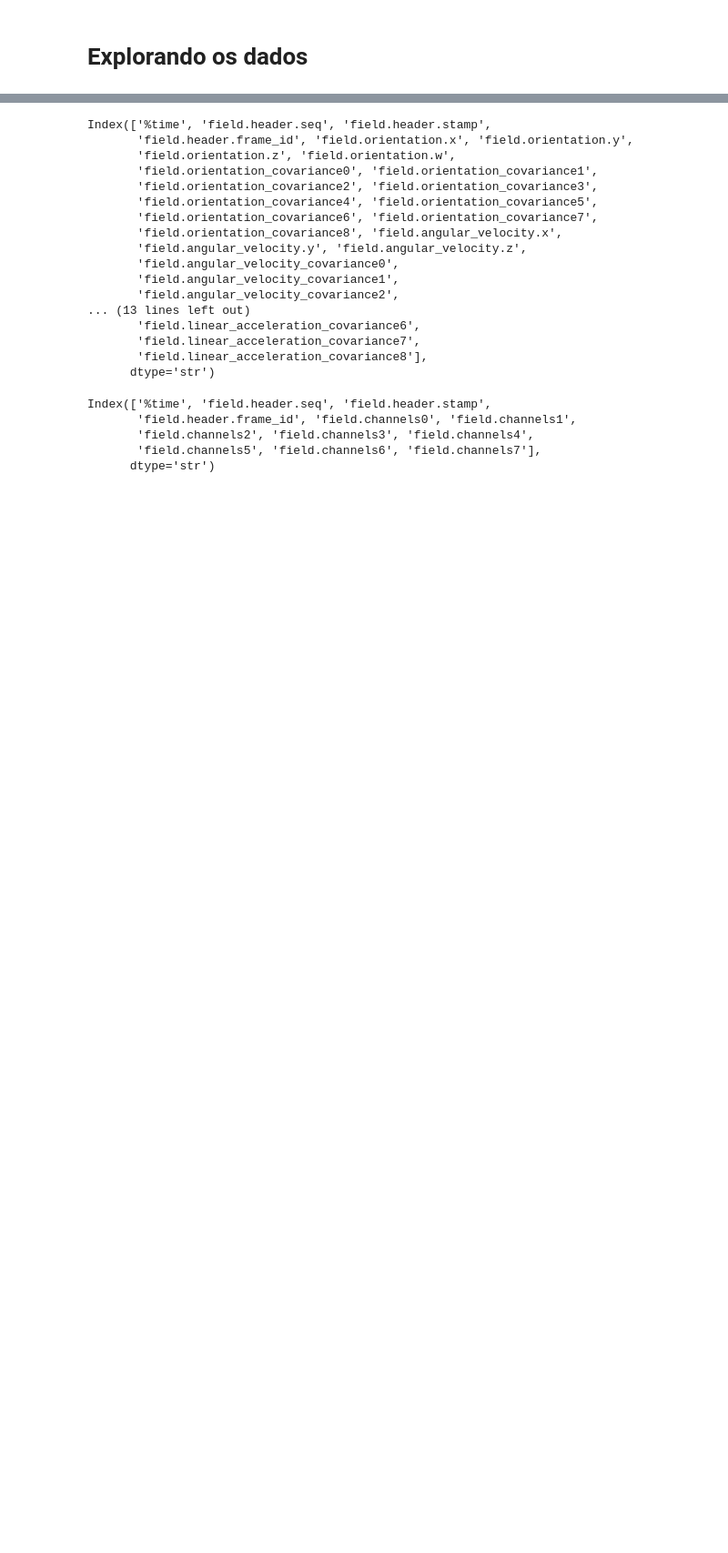
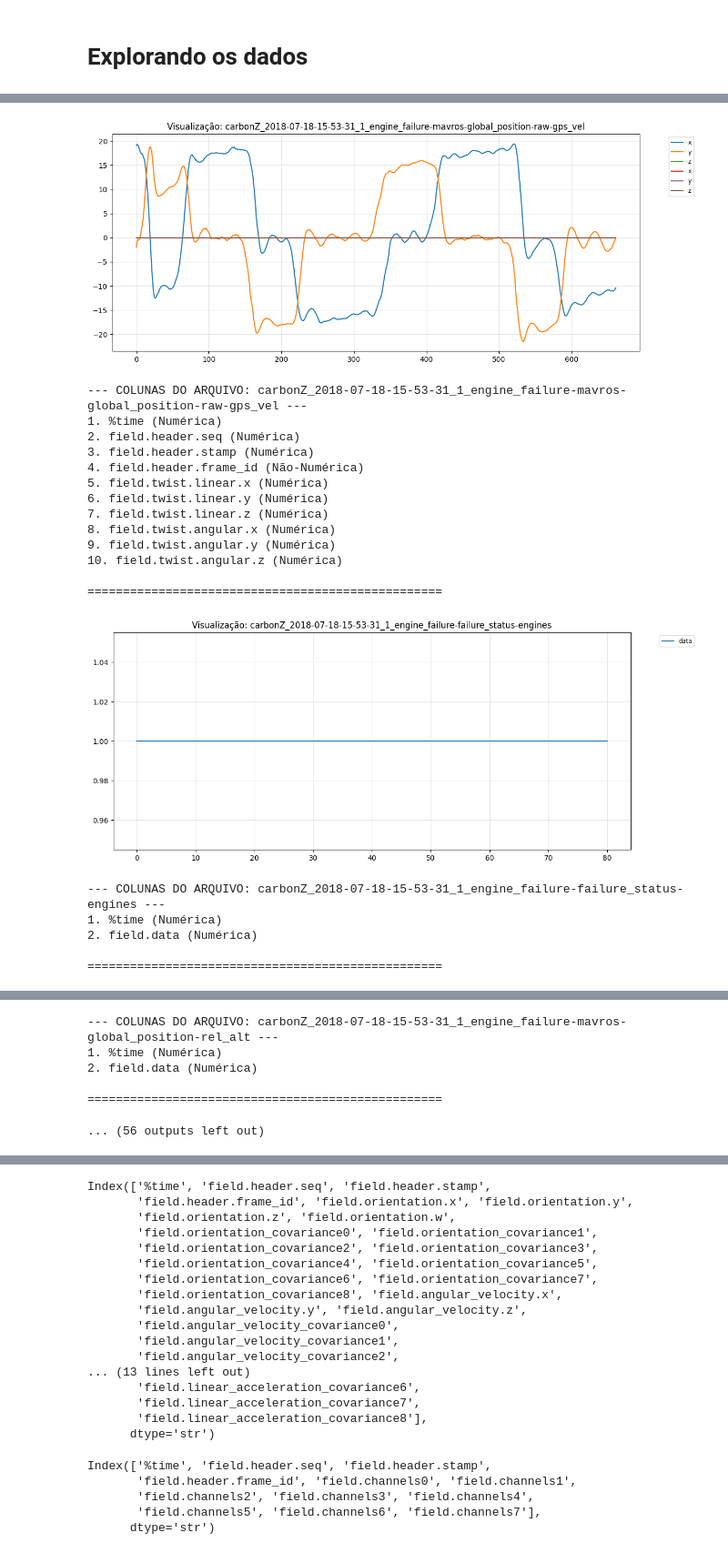
Before and after one commit to RenatodaCostaSantos/flight_anomaly_detection, a Jupyter notebook: aeroespacial-2/notebooks/00_00_data_exploration.ipynb, the cells around one changed output, grey strips where cells are left out. Shown at 91% size. Saved outputs shown, nothing was run; the diff lists cells and outputs as text; code cells hidden in the pictures; blank space fills up the shorter version.

```diff
--- a/aeroespacial-2/notebooks/00_00_data_exploration.ipynb
+++ b/aeroespacial-2/notebooks/00_00_data_exploration.ipynb
@@ -4,0 +244,55 @@ import pandas as pd
+# %%
+import matplotlib.pyplot as plt
+import pandas as pd
+
+# Loop para explorar cada um dos 34 arquivos
+for nome_arquivo, df in dfs.items():
+    # 1. Separar colunas numéricas para plotagem
+    cols_numericas = df.select_dtypes(include=['number']).columns.tolist()
+    # Remover colunas de tempo da plotagem para não esmagar a escala dos outros dados
+    cols_para_plot = [c for c in cols_numericas if 'time' not in c.lower() and 'stamp' not in c.lower() and 'seq' not in c.lower()]
+
+    # 2. Criar a figura
+    plt.figure(figsize=(12, 5))
+
+    if cols_para_plot:
+        # Plotar as colunas numéricas (limitando as 10 primeiras para não poluir)
+        for col in cols_para_plot[:10]:
+            plt.plot(df[col], label=col.split('.')[-1])
+
+        plt.title(f"Visualização: {nome_arquivo}")
+        plt.legend(bbox_to_anchor=(1.05, 1), loc='upper left', fontsize='small')
+        plt.grid(True, alpha=0.3)
+    else:
+        plt.text(0.5, 0.5, 'Sem dados numéricos para plotar', ha='center')
+
+    plt.tight_layout()
+    plt.show()
+
+    # 3. Imprimir a lista completa de colunas (incluindo as não numéricas)
+    print(f"--- COLUNAS DO ARQUIVO: {nome_arquivo} ---")
+    for i, col in enumerate(df.columns):
+        tipo = "Numérica" if col in cols_numericas else "Não-Numérica"
+        print(f"{i+1}. {col} ({tipo})")
+    print("\n" + "="*50 + "\n")
+# %% [output]
+[figure, added]
+--- COLUNAS DO ARQUIVO: carbonZ_2018-07-18-15-53-31_1_engine_failure-mavros-global_position-raw-gps_vel ---
+1. %time (Numérica)
+2. field.header.seq (Numérica)
+3. field.header.stamp (Numérica)
+4. field.header.frame_id (Não-Numérica)
+5. field.twist.linear.x (Numérica)
+6. field.twist.linear.y (Numérica)
+7. field.twist.linear.z (Numérica)
+8. field.twist.angular.x (Numérica)
+9. field.twist.angular.y (Numérica)
+10. field.twist.angular.z (Numérica)
+
+==================================================
+[figure, added]
+--- COLUNAS DO ARQUIVO: carbonZ_2018-07-18-15-53-31_1_engine_failure-failure_status-engines ---
+1. %time (Numérica)
+2. field.data (Numérica)
+
+==================================================
@@ -4,0 +354,6 @@ import pandas as pd
+--- COLUNAS DO ARQUIVO: carbonZ_2018-07-18-15-53-31_1_engine_failure-mavros-global_position-rel_alt ---
+1. %time (Numérica)
+2. field.data (Numérica)
+
+==================================================
+... (56 outputs left out)
```
Also changed, not shown: parts of 30 cells of this notebook.
